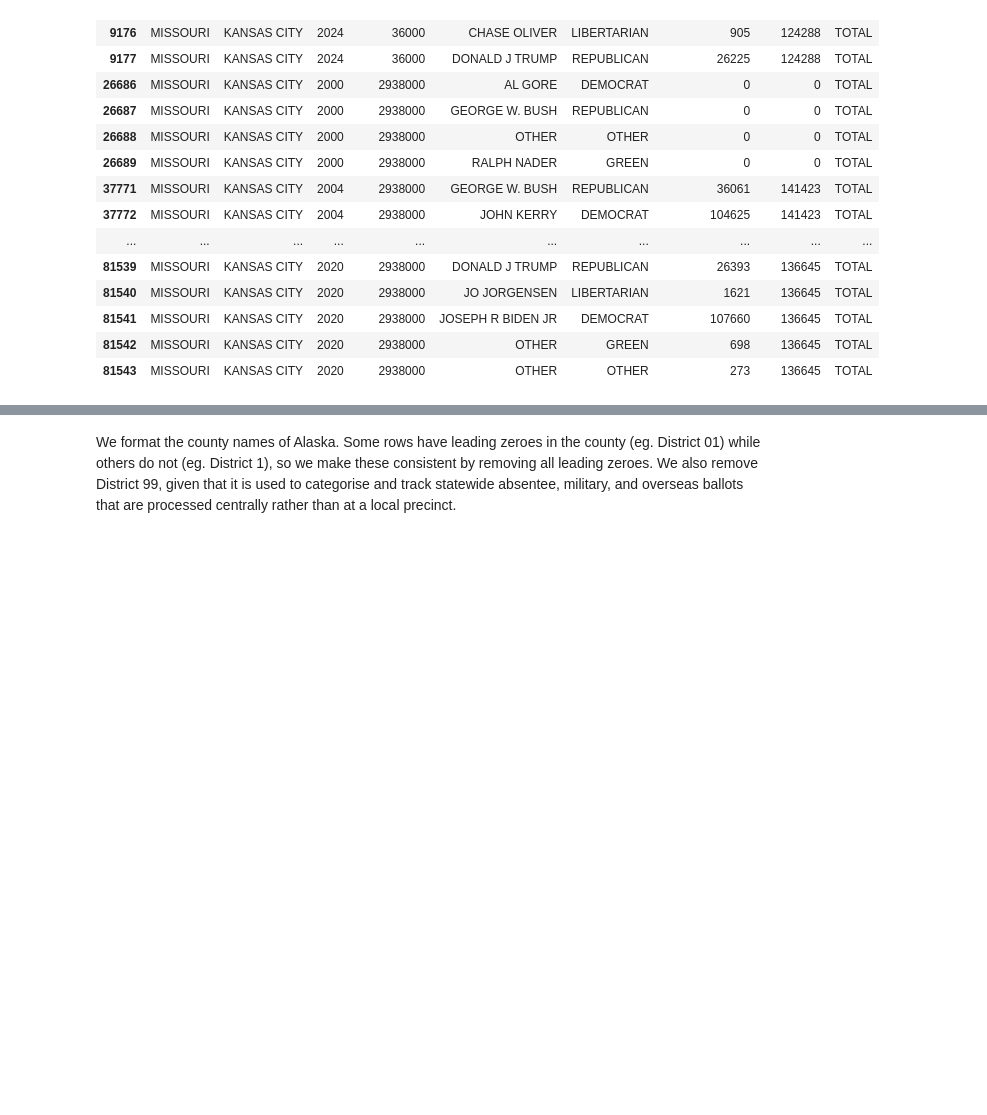
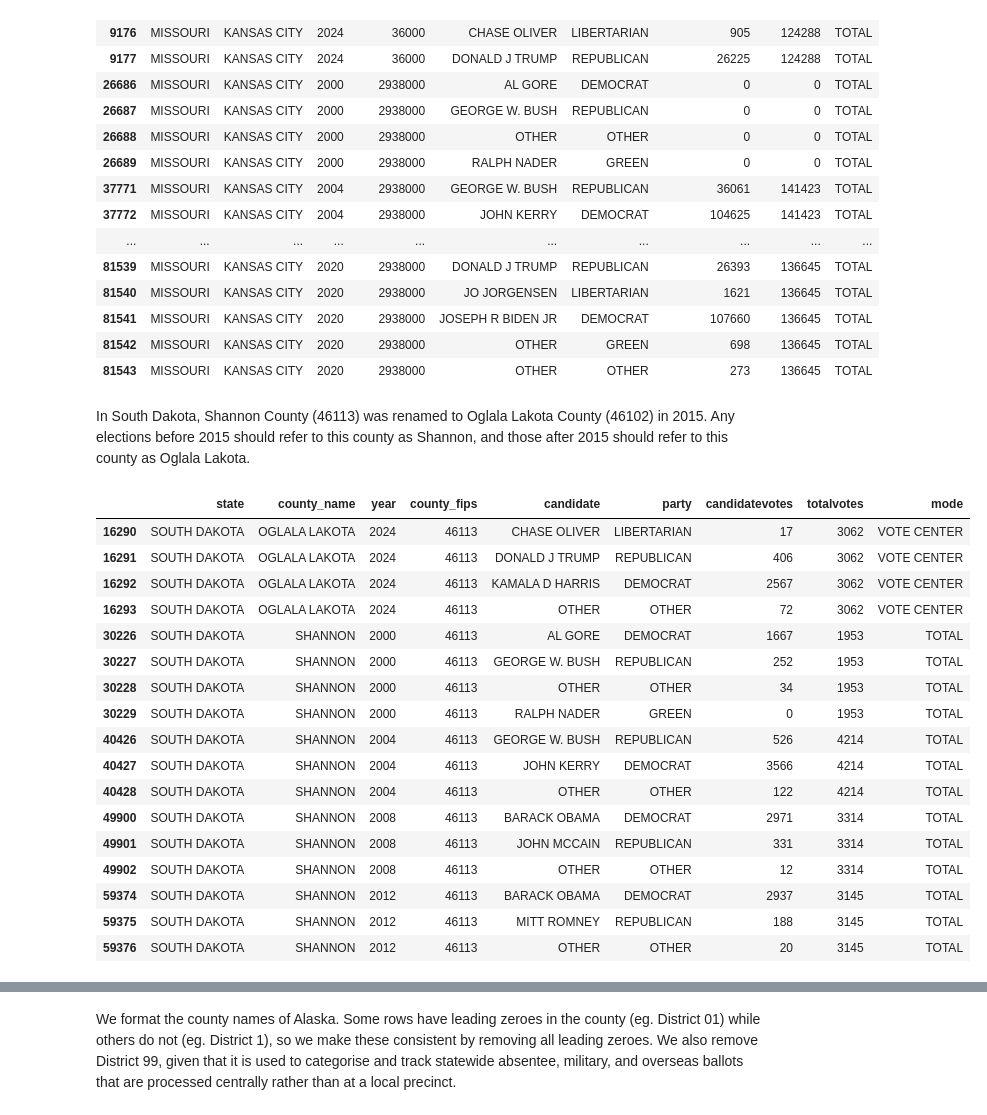
Before and after one commit to chiabingxuan/pollytics, a Jupyter notebook: pollytics/backend/etl/us_county_pres_processing.ipynb, the cells around one changed output, grey strips where cells are left out. Cells and saved outputs as stored; diff of their text form; code cells hidden in the pictures; blank space fills up the shorter version.

```diff
--- a/pollytics/backend/etl/us_county_pres_processing.ipynb
+++ b/pollytics/backend/etl/us_county_pres_processing.ipynb
@@ -77,3 +77,5 @@ pres_election_df["county_fips"] = pres_election_df.apply(
     lambda row: KANSAS_CITY_MO_FIPS if ((row["state"] == "MISSOURI") and (row["county_name"] == "KANSAS CITY"))
     else row["county_fips"], axis=1
 )
+# %% [markdown]
+In South Dakota, Shannon County (46113) was renamed to Oglala Lakota County (46102) in 2015. Any elections before 2015 should refer to this county as Shannon, and those after 2015 should refer to this county as Oglala Lakota.
@@ -79,0 +88,21 @@ pres_election_df["county_fips"] = pres_election_df.apply(
+# %%
+pres_election_df[(pres_election_df["county_fips"] == SHANNON_FIPS)]
+# %% [output]
+|  | state | county_name | year | county_fips | candidate | party | candidatevotes | totalvotes | mode |
+| 16290 | SOUTH DAKOTA | OGLALA LAKOTA | 2024 | 46113 | CHASE OLIVER | LIBERTARIAN | 17 | 3062 | VOTE CENTER |
+| 16291 | SOUTH DAKOTA | OGLALA LAKOTA | 2024 | 46113 | DONALD J TRUMP | REPUBLICAN | 406 | 3062 | VOTE CENTER |
+| 16292 | SOUTH DAKOTA | OGLALA LAKOTA | 2024 | 46113 | KAMALA D HARRIS | DEMOCRAT | 2567 | 3062 | VOTE CENTER |
+| 16293 | SOUTH DAKOTA | OGLALA LAKOTA | 2024 | 46113 | OTHER | OTHER | 72 | 3062 | VOTE CENTER |
+| 30226 | SOUTH DAKOTA | SHANNON | 2000 | 46113 | AL GORE | DEMOCRAT | 1667 | 1953 | TOTAL |
+| 30227 | SOUTH DAKOTA | SHANNON | 2000 | 46113 | GEORGE W. BUSH | REPUBLICAN | 252 | 1953 | TOTAL |
+| 30228 | SOUTH DAKOTA | SHANNON | 2000 | 46113 | OTHER | OTHER | 34 | 1953 | TOTAL |
+| 30229 | SOUTH DAKOTA | SHANNON | 2000 | 46113 | RALPH NADER | GREEN | 0 | 1953 | TOTAL |
+| 40426 | SOUTH DAKOTA | SHANNON | 2004 | 46113 | GEORGE W. BUSH | REPUBLICAN | 526 | 4214 | TOTAL |
+| 40427 | SOUTH DAKOTA | SHANNON | 2004 | 46113 | JOHN KERRY | DEMOCRAT | 3566 | 4214 | TOTAL |
+| 40428 | SOUTH DAKOTA | SHANNON | 2004 | 46113 | OTHER | OTHER | 122 | 4214 | TOTAL |
+| 49900 | SOUTH DAKOTA | SHANNON | 2008 | 46113 | BARACK OBAMA | DEMOCRAT | 2971 | 3314 | TOTAL |
+| 49901 | SOUTH DAKOTA | SHANNON | 2008 | 46113 | JOHN MCCAIN | REPUBLICAN | 331 | 3314 | TOTAL |
+| 49902 | SOUTH DAKOTA | SHANNON | 2008 | 46113 | OTHER | OTHER | 12 | 3314 | TOTAL |
+| 59374 | SOUTH DAKOTA | SHANNON | 2012 | 46113 | BARACK OBAMA | DEMOCRAT | 2937 | 3145 | TOTAL |
+| 59375 | SOUTH DAKOTA | SHANNON | 2012 | 46113 | MITT ROMNEY | REPUBLICAN | 188 | 3145 | TOTAL |
+| 59376 | SOUTH DAKOTA | SHANNON | 2012 | 46113 | OTHER | OTHER | 20 | 3145 | TOTAL |
```
Also changed, not shown: parts of 30 cells of this notebook, 1 other file.
